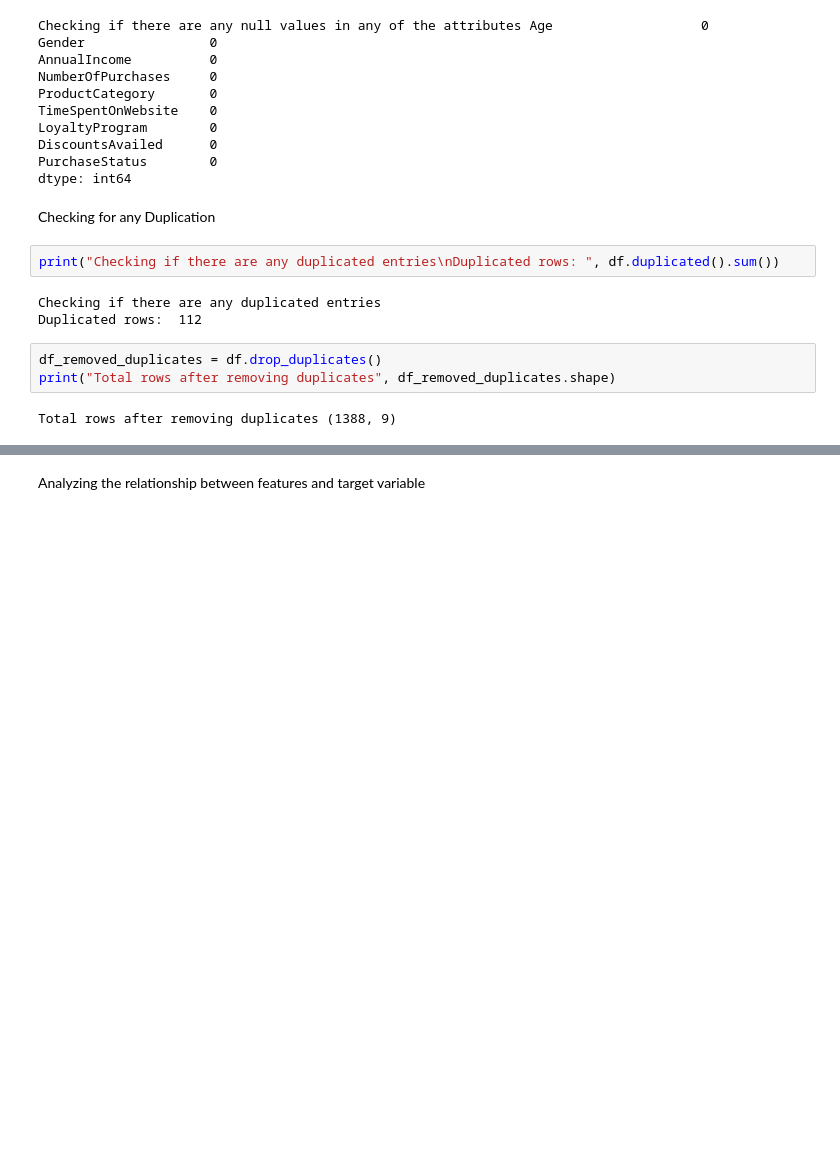
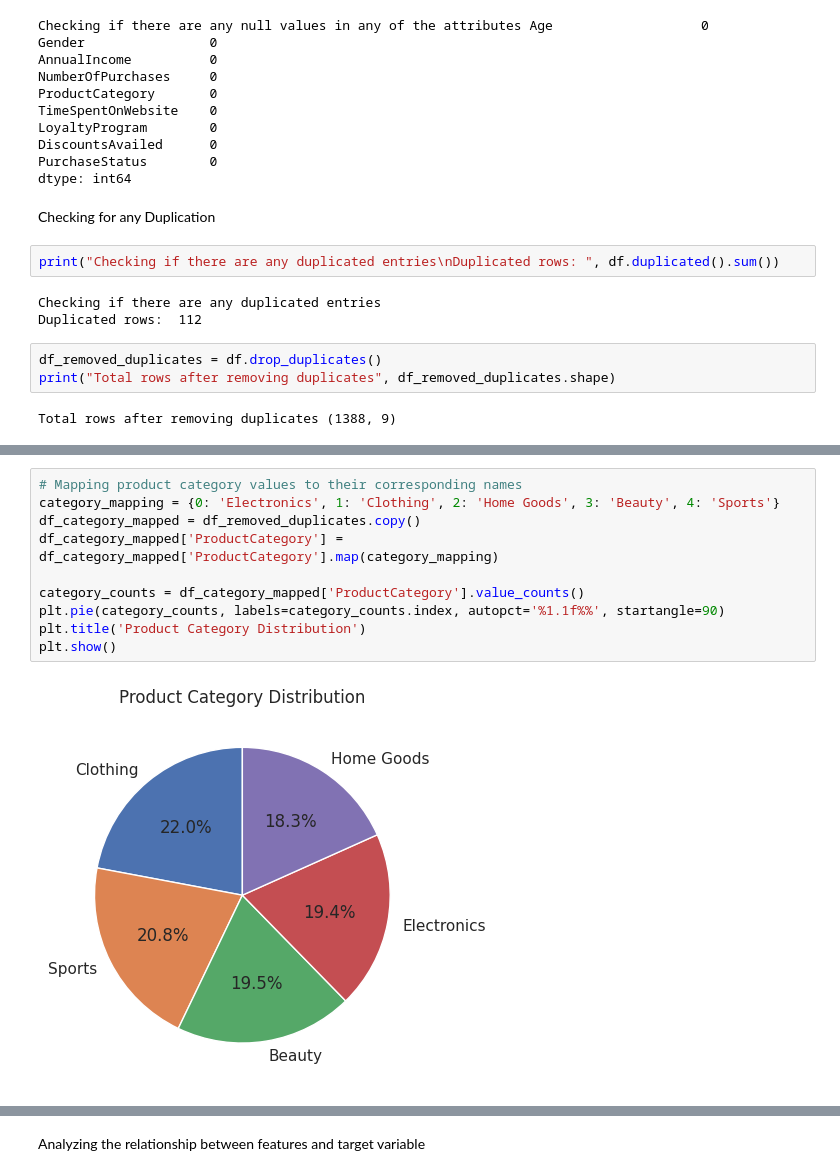
Before and after one commit to negilbabu/Customer-Purchase-Prediction-ML-, a Jupyter notebook: Customer_Purchase_Prediction(ML).ipynb, the cells around one changed output, grey strips where cells are left out. Cells and saved outputs as stored; diff of their text form; blank space fills up the shorter version.

```diff
--- a/Customer_Purchase_Prediction(ML).ipynb
+++ b/Customer_Purchase_Prediction(ML).ipynb
@@ -241,0 +230,12 @@ plt.clf()
+# %%
+# Mapping product category values to their corresponding names
+category_mapping = {0: 'Electronics', 1: 'Clothing', 2: 'Home Goods', 3: 'Beauty', 4: 'Sports'}
+df_category_mapped = df_removed_duplicates.copy()
+df_category_mapped['ProductCategory'] = df_category_mapped['ProductCategory'].map(category_mapping)
+
+category_counts = df_category_mapped['ProductCategory'].value_counts()
+plt.pie(category_counts, labels=category_counts.index, autopct='%1.1f%%', startangle=90)
+plt.title('Product Category Distribution')
+plt.show()
+# %% [output]
+[figure, added]
```
Also changed, not shown: parts of 37 cells of this notebook.
